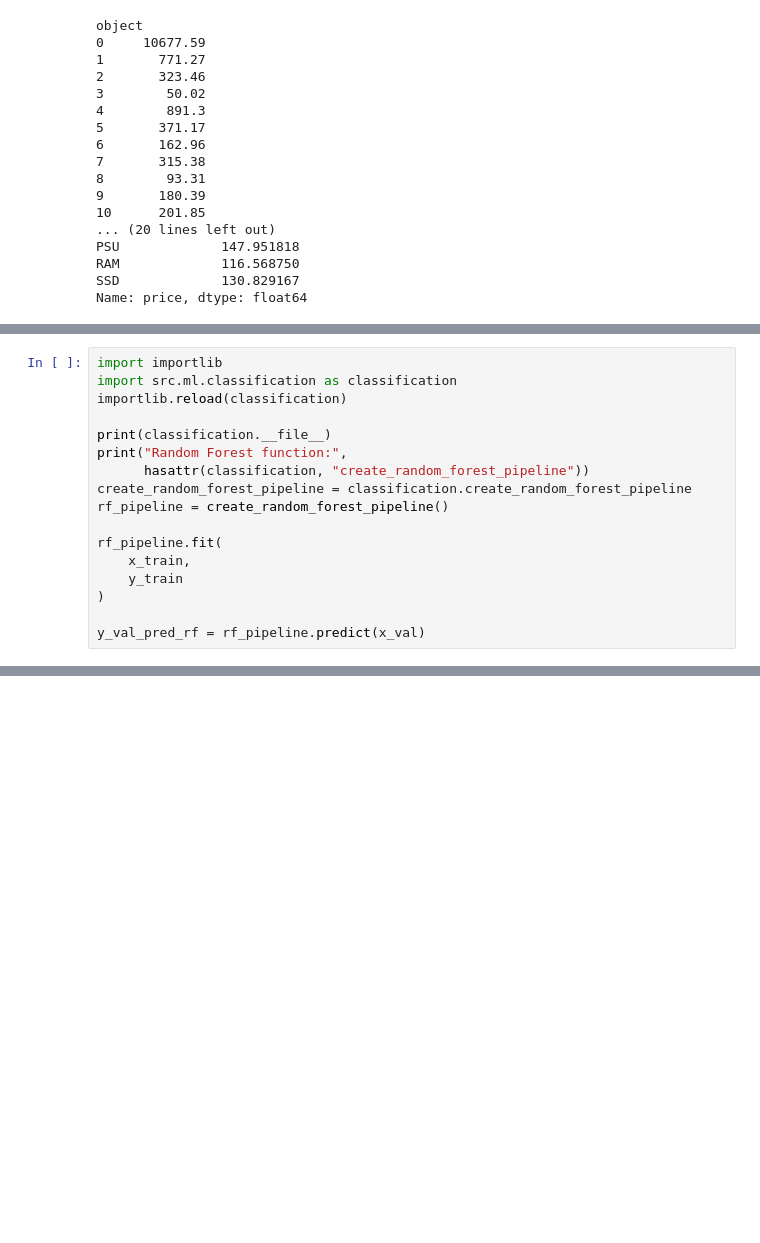
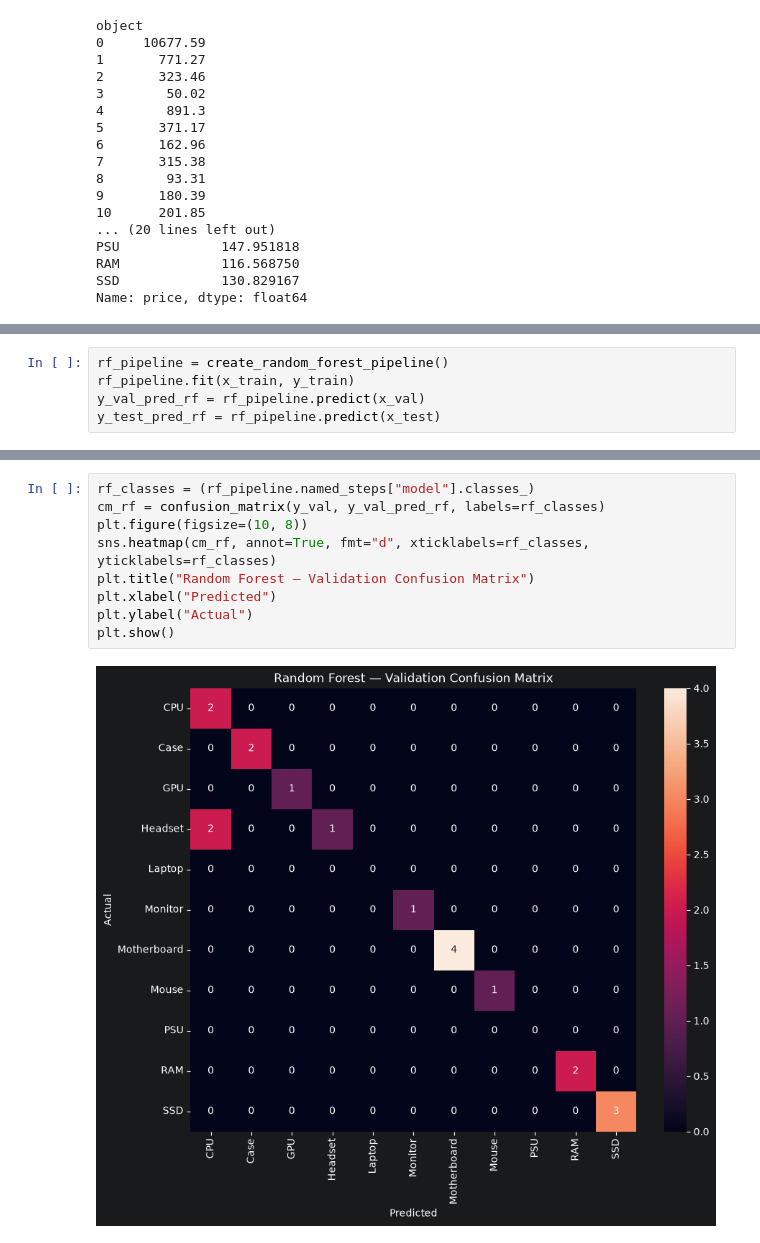
Before and after one commit to Ko-Bhone/Ai_Support_Ticket_Intelligence, a Jupyter notebook: notebooks/01_eda.ipynb, the cells around one changed output, grey strips where cells are left out. Saved outputs shown, nothing was run; the diff lists cells and outputs as text; blank space fills up the shorter version.

```diff
--- a/notebooks/01_eda.ipynb
+++ b/notebooks/01_eda.ipynb
@@ -447,17 +116,0 @@ weighted avg       0.73      0.74      0.72        19
-# %%
-import importlib
-import src.ml.classification as classification
-importlib.reload(classification)
-
-print(classification.__file__)
-print("Random Forest function:",
-      hasattr(classification, "create_random_forest_pipeline"))
-create_random_forest_pipeline = classification.create_random_forest_pipeline
-rf_pipeline = create_random_forest_pipeline()
-
-rf_pipeline.fit(
-    x_train,
-    y_train
-)
-
-y_val_pred_rf = rf_pipeline.predict(x_val)
@@ -526,0 +377,5 @@ Random Forest Test Accuracy: 0.8421052631578947
+# %%
+rf_pipeline = create_random_forest_pipeline()
+rf_pipeline.fit(x_train, y_train)
+y_val_pred_rf = rf_pipeline.predict(x_val)
+y_test_pred_rf = rf_pipeline.predict(x_test)
@@ -526,0 +410,11 @@ Random Forest Test Accuracy: 0.8421052631578947
+# %%
+rf_classes = (rf_pipeline.named_steps["model"].classes_)
+cm_rf = confusion_matrix(y_val, y_val_pred_rf, labels=rf_classes)
+plt.figure(figsize=(10, 8))
+sns.heatmap(cm_rf, annot=True, fmt="d", xticklabels=rf_classes, yticklabels=rf_classes)
+plt.title("Random Forest — Validation Confusion Matrix")
+plt.xlabel("Predicted")
+plt.ylabel("Actual")
+plt.show()
+# %% [output]
+[figure, added]
```
Also changed, not shown: parts of 86 cells of this notebook, 2 other files.
